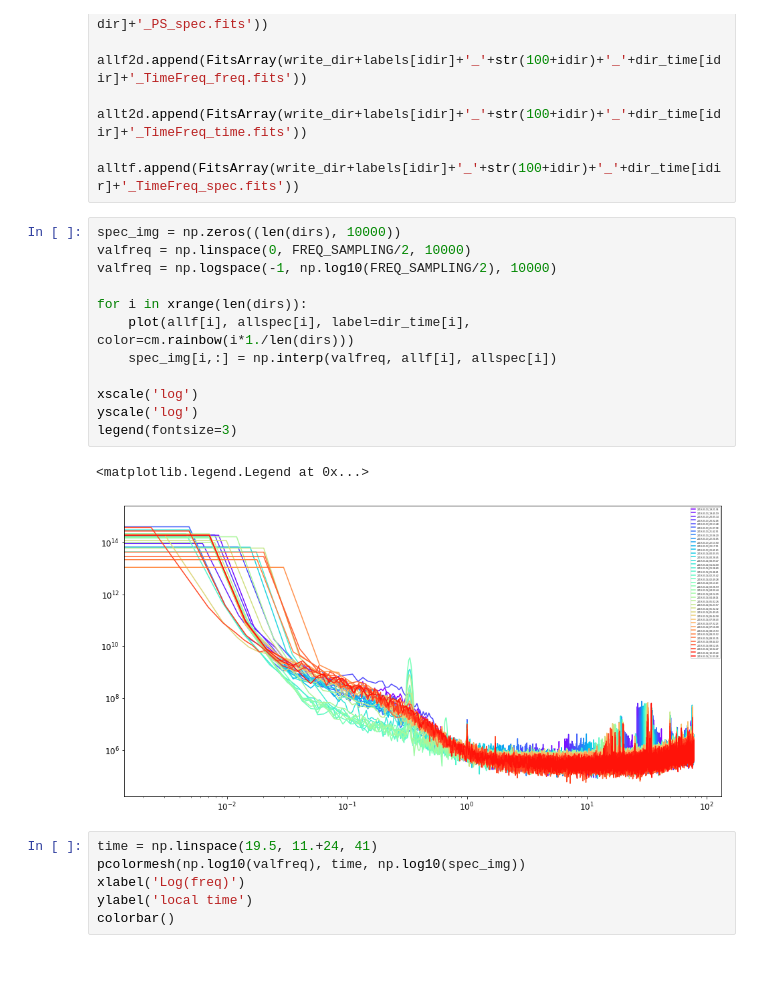
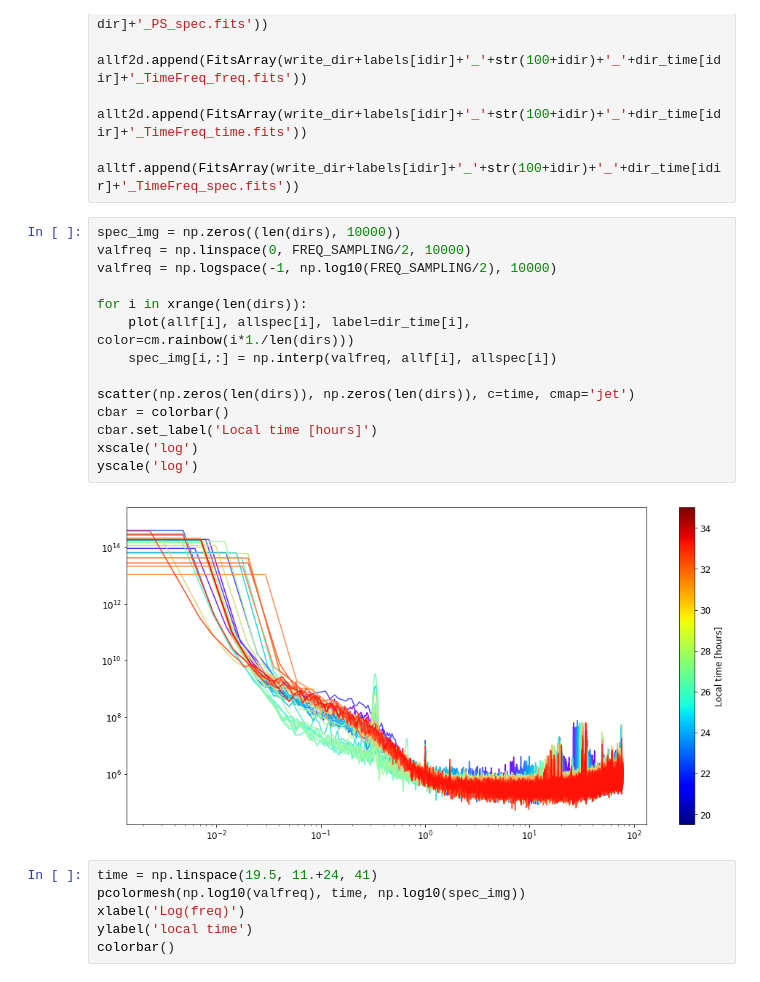
Before and after one commit to qubicsoft/qubic, a Jupyter notebook: qubic/scripts/Calibration/noise_night.ipynb, the cells around one changed output. Drawn from its saved outputs; the diff is of its cells as text.

```diff
--- a/qubic/scripts/Calibration/noise_night.ipynb
+++ b/qubic/scripts/Calibration/noise_night.ipynb
@@ -211,18 +211,19 @@ for idir in xrange(len(dirs)):
 # %%
 spec_img = np.zeros((len(dirs), 10000))
 valfreq = np.linspace(0, FREQ_SAMPLING/2, 10000)
 valfreq = np.logspace(-1, np.log10(FREQ_SAMPLING/2), 10000)
 
 for i in xrange(len(dirs)):
     plot(allf[i], allspec[i], label=dir_time[i], color=cm.rainbow(i*1./len(dirs)))
     spec_img[i,:] = np.interp(valfreq, allf[i], allspec[i])
 
+scatter(np.zeros(len(dirs)), np.zeros(len(dirs)), c=time, cmap='jet')
+cbar = colorbar()
+cbar.set_label('Local time [hours]')
 xscale('log')
 yscale('log')
-legend(fontsize=3)
 # %% [output]
-<matplotlib.legend.Legend at 0x...>
-[figure, old version]
+[figure, new version]
 # %%
 time = np.linspace(19.5, 11.+24, 41)
 pcolormesh(np.log10(valfreq), time, np.log10(spec_img))
```
Also changed, not shown: 3 other files.
